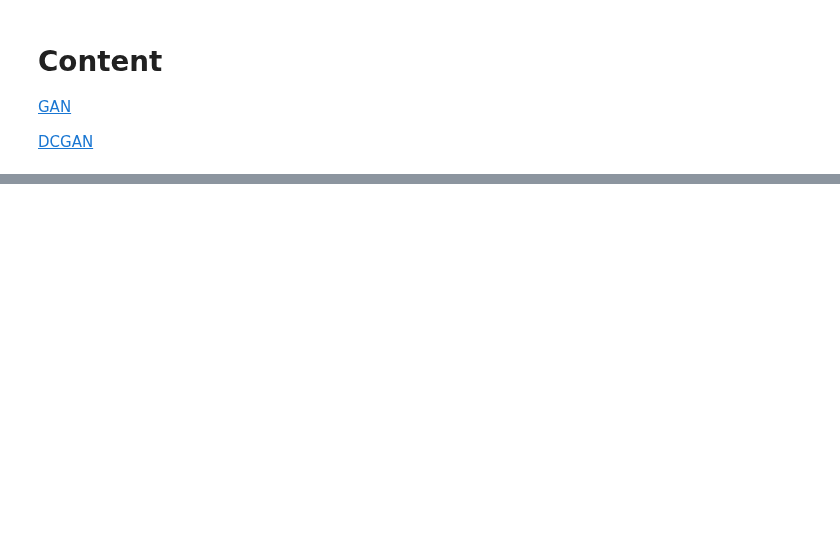
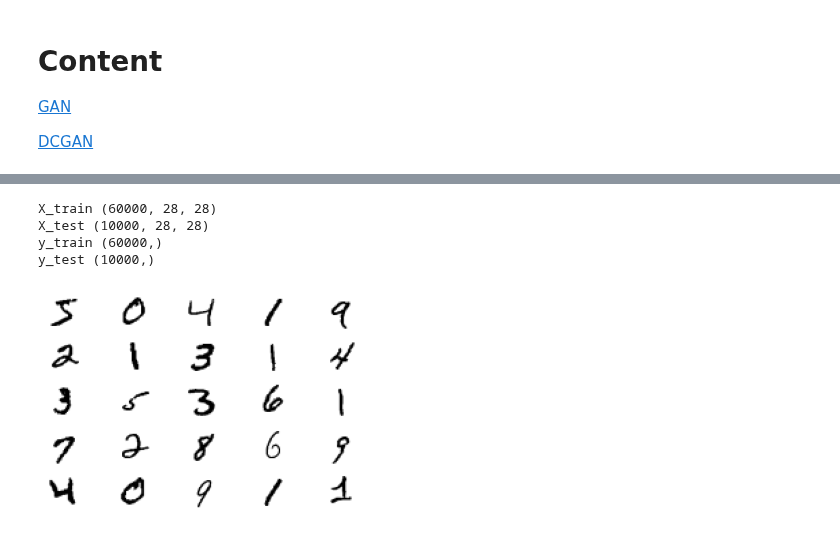
Before and after one commit to Locchuong96/machine-learning, a Jupyter notebook: GAN/GAN (part1).ipynb, the cells around one changed output, grey strips where cells are left out. Drawn from its saved outputs; the diff is of its cells as text; code cells hidden in the pictures; blank space fills up the shorter version.

```diff
--- a/GAN/GAN (part1).ipynb
+++ b/GAN/GAN (part1).ipynb
@@ -270,0 +17,37 @@ Batches per epoch: 468
+# %%
+# example of loading he mnist dataset
+from keras.datasets.mnist import load_data
+
+# load the images into memory
+(X_train,y_train),(X_test,y_test) = load_data()
+
+# summarize the shape of the dataset
+print("X_train",X_train.shape)
+print("X_test",X_test.shape)
+print("y_train",y_train.shape)
+print("y_test",y_test.shape)
+# %% [output]
+X_train (60000, 28, 28)
+X_test (10000, 28, 28)
+y_train (60000,)
+y_test (10000,)
+# %%
+# display samples
+import matplotlib.pyplot as plt
+
+def display_samples(X):
+    # plot images from the training dataset
+    m = 5
+    for i in range(m*m):
+        # define subplot
+        plt.subplot(m,m,1+i)
+        # turn off axis
+        plt.axis('off')
+        # plot raw pixel data
+        plt.imshow(X[i],cmap='gray_r')
+    # display
+    plt.show()
+
+display_samples(X_train)
+# %% [output]
+[figure, added]
```
Also changed, not shown: parts of 50 cells of this notebook.
